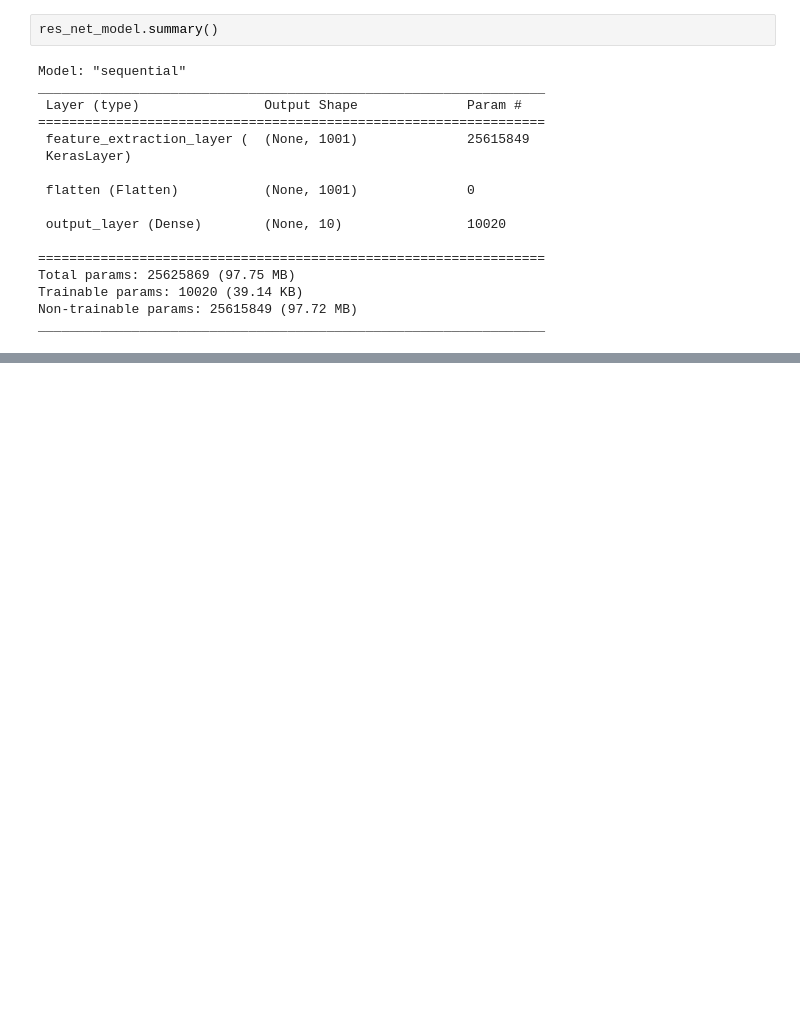
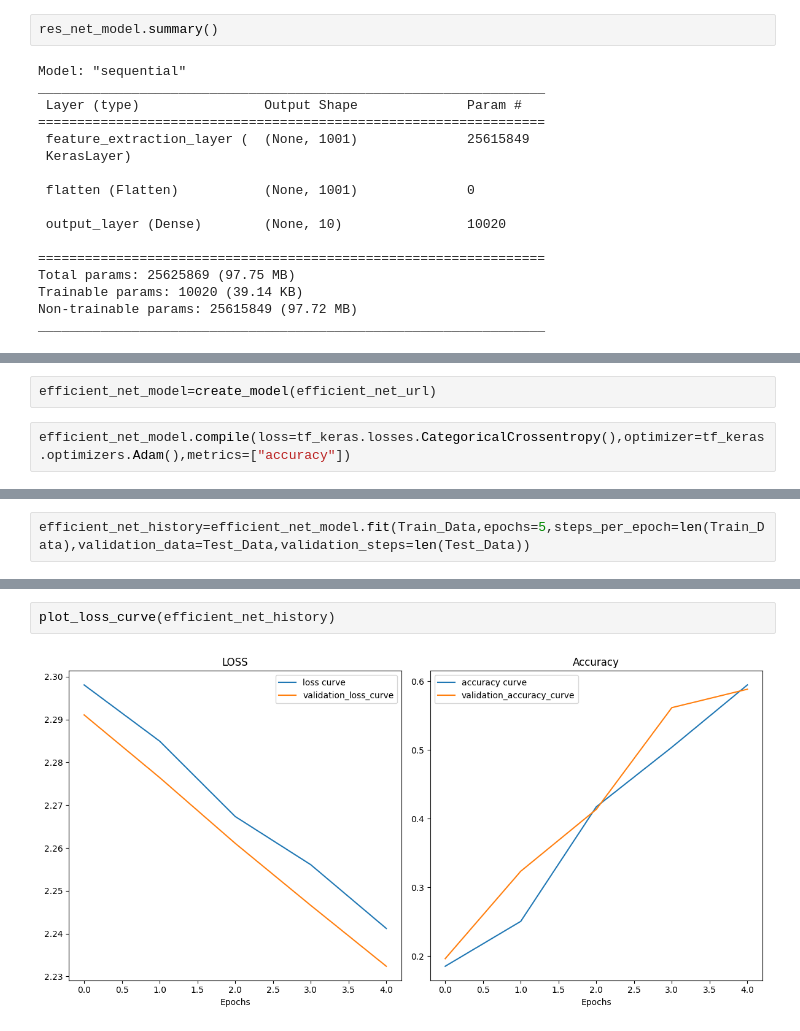
Before and after one commit to Ashwin-2408/Tensor_Flow_Learning, a Jupyter notebook: notebooks/Transfer_Learning_Feature_Extraction.ipynb, the cells around one changed output, grey strips where cells are left out. Saved outputs shown, nothing was run; the diff lists cells and outputs as text; blank space fills up the shorter version.

```diff
--- a/notebooks/Transfer_Learning_Feature_Extraction.ipynb
+++ b/notebooks/Transfer_Learning_Feature_Extraction.ipynb
@@ -154,0 +181,4 @@ _________________________________________________________________
+# %%
+efficient_net_model=create_model(efficient_net_url)
+# %%
+efficient_net_model.compile(loss=tf_keras.losses.CategoricalCrossentropy(),optimizer=tf_keras.optimizers.Adam(),metrics=["accuracy"])
@@ -154,0 +204,2 @@ _________________________________________________________________
+# %%
+efficient_net_history=efficient_net_model.fit(Train_Data,epochs=5,steps_per_epoch=len(Train_Data),validation_data=Test_Data,validation_steps=len(Test_Data))
@@ -154,0 +217,4 @@ _________________________________________________________________
+# %%
+plot_loss_curve(efficient_net_history)
+# %% [output]
+[figure, added]
```
Also changed, not shown: parts of 8 cells of this notebook.
